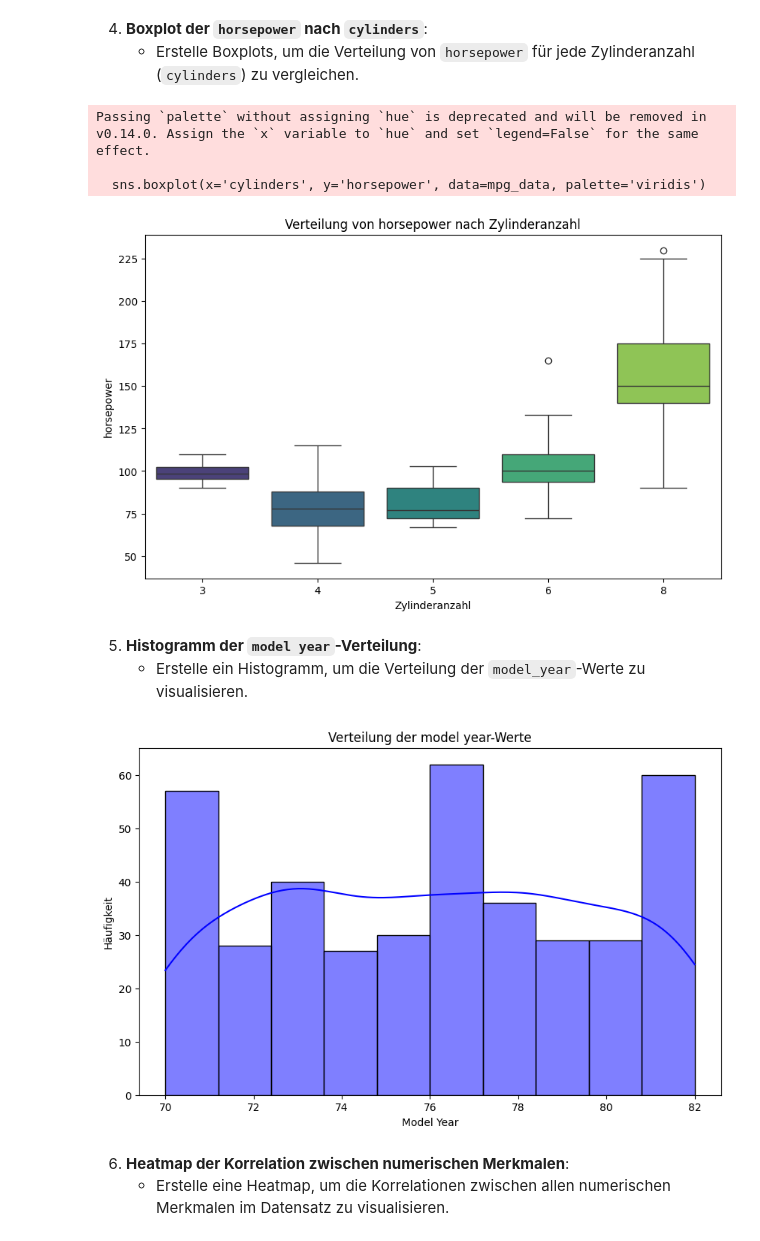
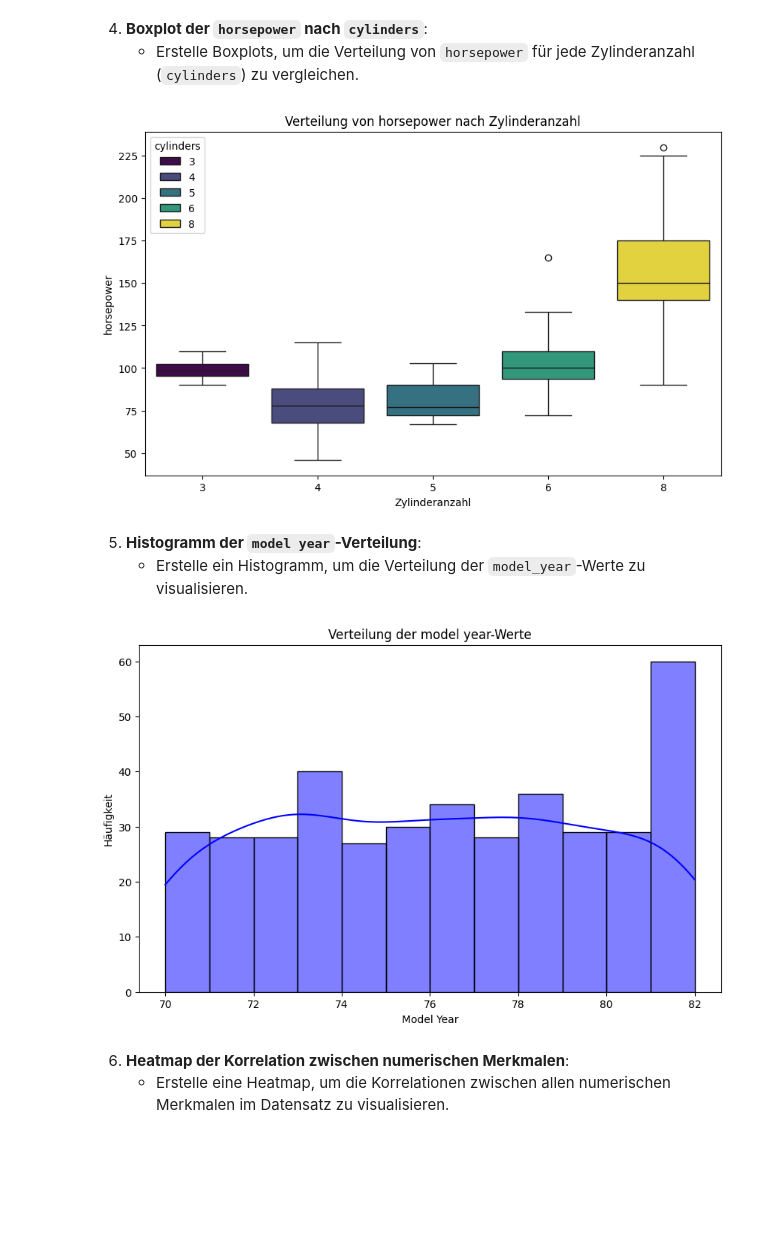
Before and after one commit to CL-Datasmartpoint/PyDA-Tag8-Diagramme, a Jupyter notebook: Python_DA_Tag8_Diagramme_Aufgaben1.ipynb, the cells around one changed output. Saved outputs shown, nothing was run; the diff lists cells and outputs as text; code cells hidden in the pictures; blank space fills up the shorter version.

```diff
--- a/Python_DA_Tag8_Diagramme_Aufgaben1.ipynb
+++ b/Python_DA_Tag8_Diagramme_Aufgaben1.ipynb
@@ -164,7 +165,7 @@ plt.show()
 # %%
 # Boxplot erstellen
 plt.figure(figsize=(10, 6))
-sns.boxplot(x='cylinders', y='horsepower', data=mpg_data, palette='viridis')
+sns.boxplot(x='cylinders', y='horsepower', data=mpg_data, hue='cylinders', palette='viridis')
 
 # Diagramm-Titel und Achsenbeschriftungen hinzufügen
 plt.title('Verteilung von horsepower nach Zylinderanzahl')
@@ -174,10 +175,7 @@ plt.ylabel('horsepower')
 # Diagramm anzeigen
 plt.show()
 # %% [output]
-Passing `palette` without assigning `hue` is deprecated and will be removed in v0.14.0. Assign the `x` variable to `hue` and set `legend=False` for the same effect.
-
-  sns.boxplot(x='cylinders', y='horsepower', data=mpg_data, palette='viridis')
-[figure, old version]
+[figure, new version]
 # %% [markdown]
 
 5. **Histogramm der `model year`-Verteilung**:
@@ -185,17 +183,17 @@ Passing `palette` without assigning `hue` is deprecated and will be removed in v
 # %%
 # Histogramm erstellen
 plt.figure(figsize=(10, 6))
-sns.histplot(mpg_data['model_year'], kde=True, bins=10, color='blue')
+sns.histplot(mpg_data['model_year'], kde=True, bins=12, color='blue')
 
 # Diagramm-Titel und Achsenbeschriftungen hinzufügen
 plt.title('Verteilung der model year-Werte')
 plt.xlabel('Model Year')
 plt.ylabel('Häufigkeit')
 
 # Diagramm anzeigen
 plt.show()
 # %% [output]
-[figure, old version]
+[figure, new version]
 # %% [markdown]
 
 6. **Heatmap der Korrelation zwischen numerischen Merkmalen**:
```
Also changed, not shown: parts of 5 cells of this notebook.
